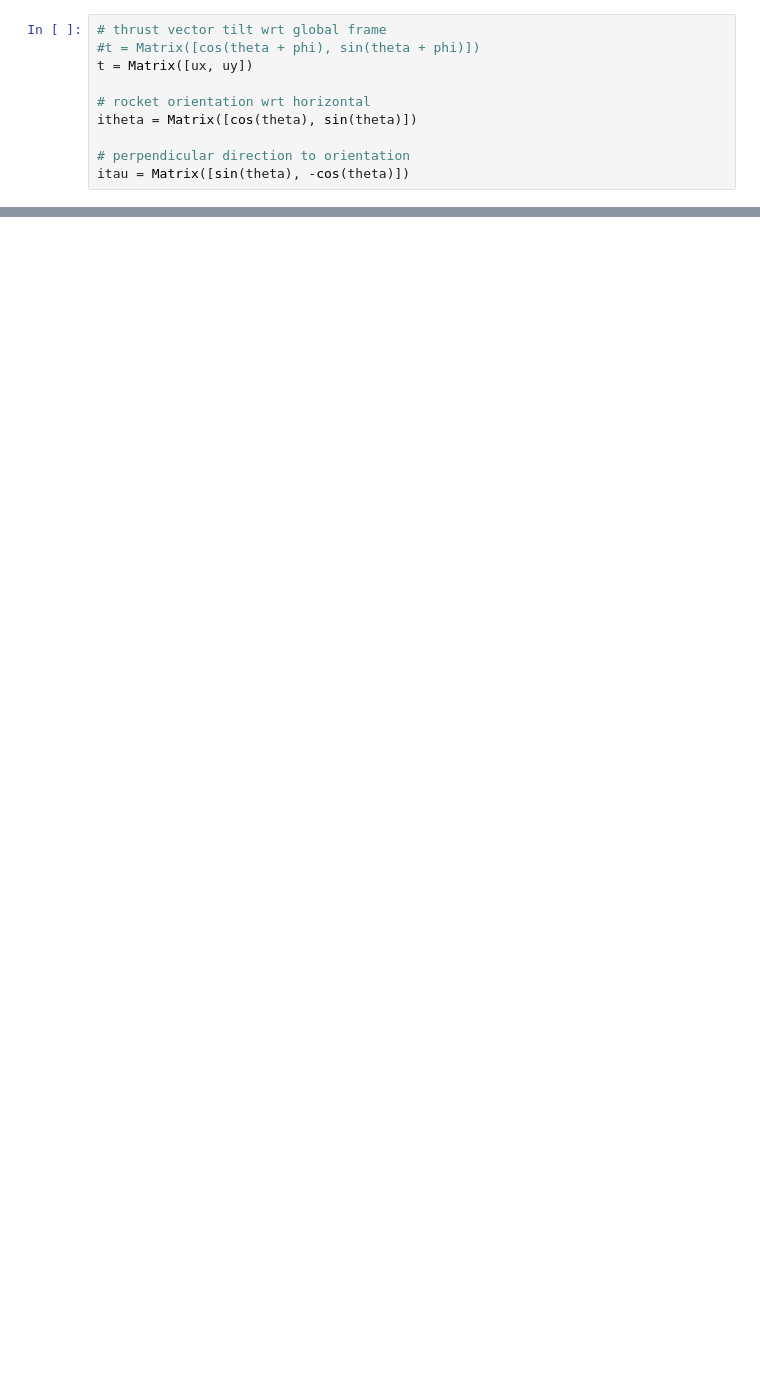
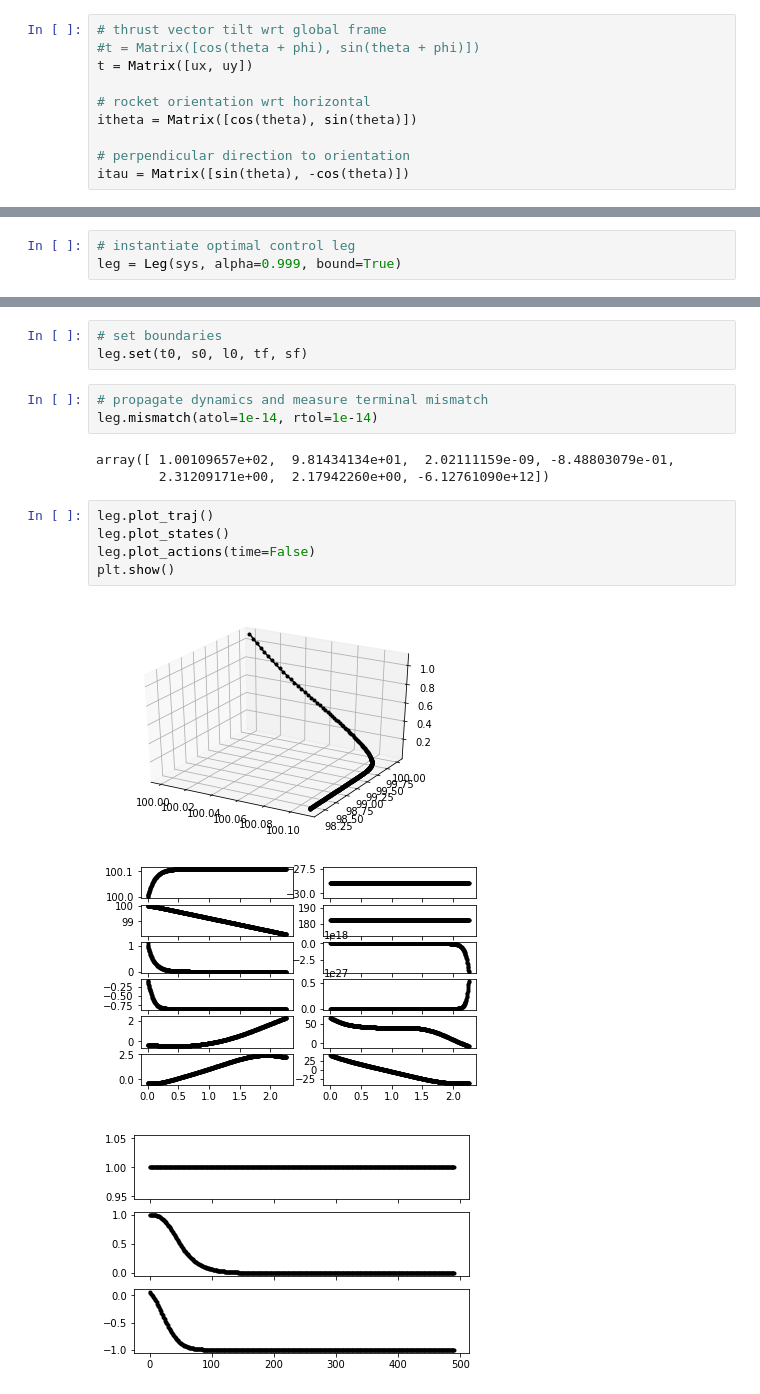
Before and after one commit to cisprague/auvrl, a Jupyter notebook: notebooks/auv.ipynb, the cells around one changed output, grey strips where cells are left out. Saved outputs shown, nothing was run; the diff lists cells and outputs as text; blank space fills up the shorter version.

```diff
--- a/notebooks/auv.ipynb
+++ b/notebooks/auv.ipynb
@@ -179,0 +177,3 @@ dfs
+# %%
+# instantiate optimal control leg
+leg = Leg(sys, alpha=0.999, bound=True)
@@ -179,0 +187,18 @@ dfs
+# %%
+# set boundaries
+leg.set(t0, s0, l0, tf, sf)
+# %%
+# propagate dynamics and measure terminal mismatch
+leg.mismatch(atol=1e-14, rtol=1e-14)
+# %% [output]
+array([ 1.00109657e+02,  9.81434134e+01,  2.02111159e-09, -8.48803079e-01,
+        2.31209171e+00,  2.17942260e+00, -6.12761090e+12])
+# %%
+leg.plot_traj()
+leg.plot_states()
+leg.plot_actions(time=False)
+plt.show()
+# %% [output]
+[figure, added]
+[figure, added]
+[figure, added]
```
Also changed, not shown: parts of 34 cells of this notebook, 9 other files.
